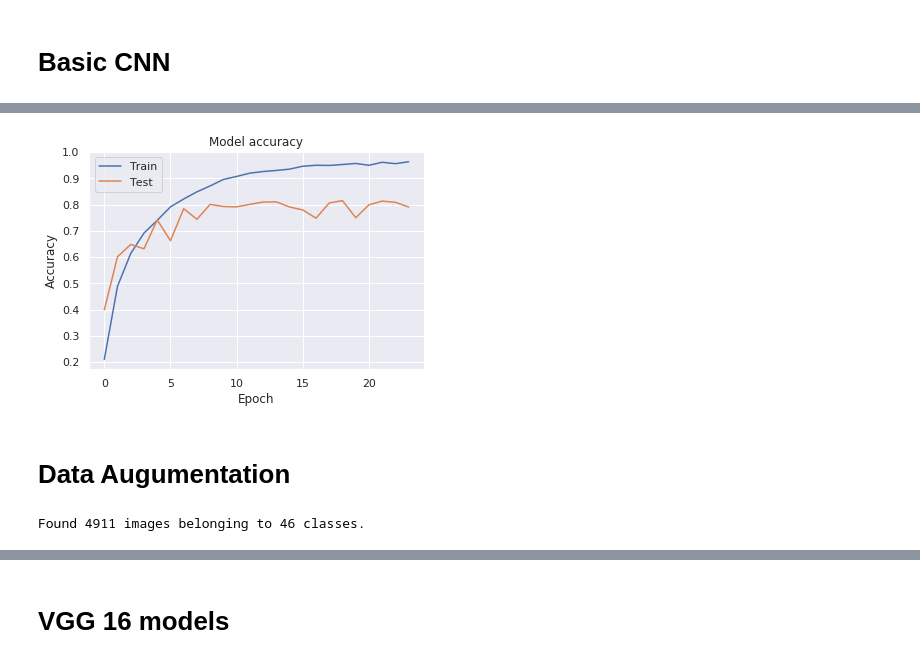
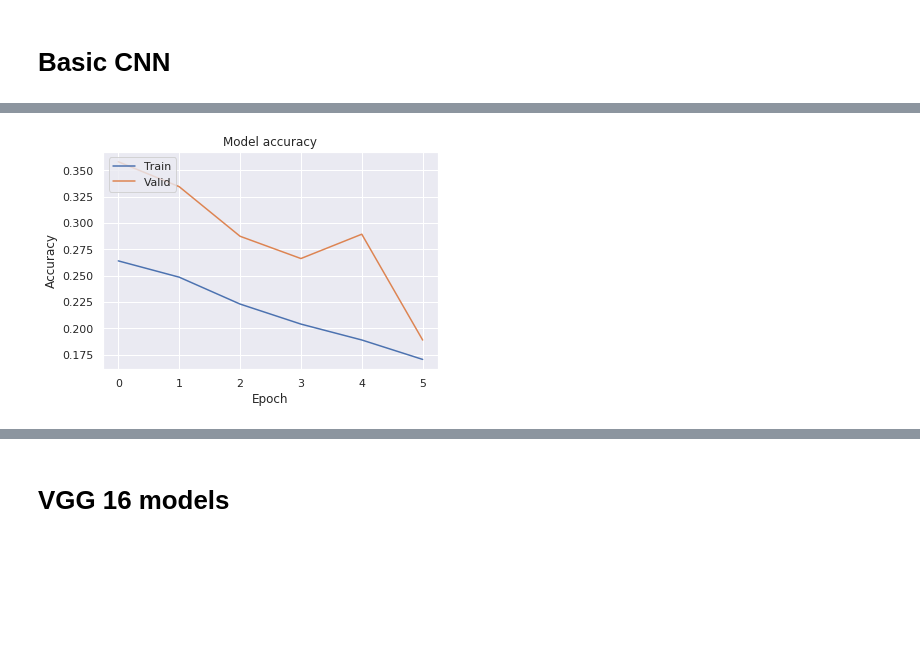
Before and after one commit to congwu26/GoogleLandmarkRecognition, a Jupyter notebook: LandmarkRecognition-full.ipynb, the cells around one changed output, grey strips where cells are left out. Drawn from its saved outputs; the diff is of its cells as text; code cells hidden in the pictures; blank space fills up the shorter version.

```diff
--- a/LandmarkRecognition-full.ipynb
+++ b/LandmarkRecognition-full.ipynb
@@ -64,3 +65,8 @@ valid_samples = 1690
+# %%
+n_classes = 360
+train_samples = 68778
+valid_samples = 14400
+test_samples = 3600
 # %% [markdown]
 # Basic CNN
 # %%
@@ -150,0 +174,11 @@ Epoch 00024: early stopping
+# %%
+datagen_augmented = ImageDataGenerator(
+        rescale=1. / 255,
+        shear_range=0.2,
+        zoom_range=0.2,
+        horizontal_flip=True)
+# %%
+train_generator_augmented = datagen_augmented.flow_from_directory(
+        train_data_dir,
+        target_size=(img_width, img_height),
+        batch_size=batch_size)
@@ -150,0 +187,15 @@ Epoch 00024: early stopping
+# %%
+# Model saving callback
+checkpointer = ModelCheckpoint(filepath='models/data_augmentation.h5', monitor='val_acc', verbose=1, save_best_only=True)
+
+# Early stopping
+early_stopping = EarlyStopping(monitor='val_acc', verbose=1, patience=5)
+
+history = model.fit_generator(
+        train_generator_augmented,
+        steps_per_epoch=np.ceil(train_samples/float(batch_size)),
+        epochs=epochs,
+        callbacks=[checkpointer, early_stopping],
+        verbose=2,
+        validation_data=valid_generator,
+        validation_steps=np.ceil(valid_samples/float(batch_size)))
@@ -155,13 +224,11 @@ model.evaluate_generator(valid_generator, valid_samples)
 # %%
 fig, ax = plt.subplots()
 plt.plot(history.history['acc'])
 plt.plot(history.history['val_acc'])
 plt.title('Model accuracy')
 plt.ylabel('Accuracy')
 plt.xlabel('Epoch')
-plt.legend(['Train', 'Test'], loc='upper left')
+plt.legend(['Train', 'Valid'], loc='upper left')
 plt.show()
 # %% [output]
-[figure, old version]
+[figure, new version]
-# %% [markdown]
-# Data Augumentation
@@ -174,7 +234,0 @@ train_datagen_augmented = ImageDataGenerator(
-# %%
-train_generator = train_datagen_augmented.flow_from_directory(
-        train_data_dir,
-        target_size=(img_width, img_height),
-        batch_size=batch_size)
-# %% [output]
-Found 4911 images belonging to 46 classes.
```
Also changed, not shown: parts of 25 cells of this notebook, 3 other files.
